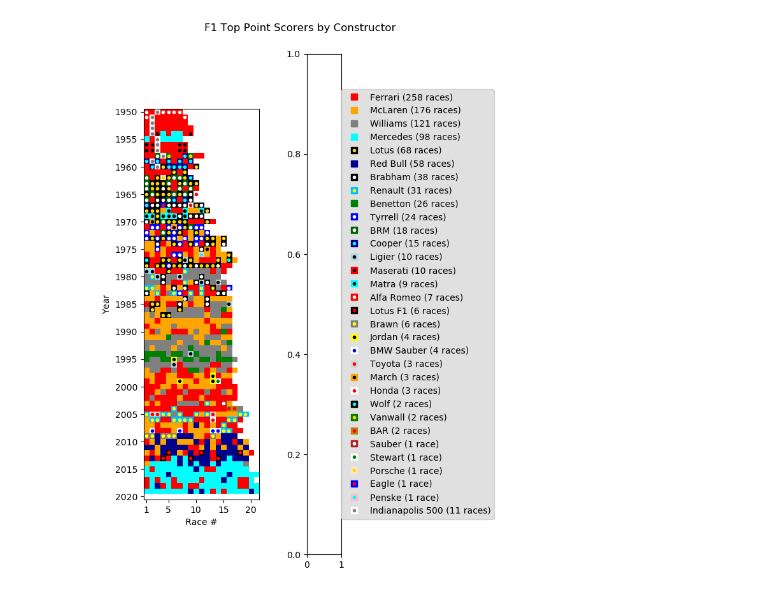
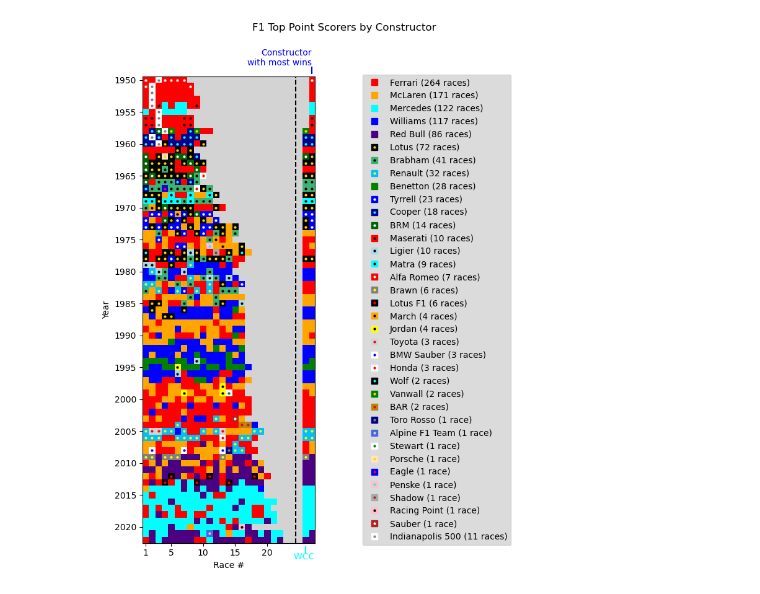
Before and after one commit to duartenina/f1-analyses, a Jupyter notebook: plots.ipynb, the cells around one changed output. Cells and saved outputs as stored; diff of their text form; code cells hidden in the pictures.

```diff
--- a/plots.ipynb
+++ b/plots.ipynb
@@ -56,10 +145,11 @@ plt.show()
 # %%
 races_most_points = run_query_max_points(cursor)
-results_most_points = parse_dataframe(races_most_points, constructors_df)
+results_most_points = parse_dataframe(races_most_points, constructors_df, champions_df, show_championships=True)
 
-plot_results_year_round_team_color(results_most_points, constructors_df, result_type='Top Point Scorers')
+plot_results_year_round_team_color(results_most_points, constructors_df, drivers_df, result_type='Top Point Scorers',
+                                   min_team_wins=0)
 
 plt.savefig(graphs_folder + '\\f1_most_points_team.png', dpi=200)
 plt.show()
 # %% [output]
-[figure, old version]
+[figure, new version]
```
Also changed, not shown: parts of 14 cells of this notebook, 8 other files.
